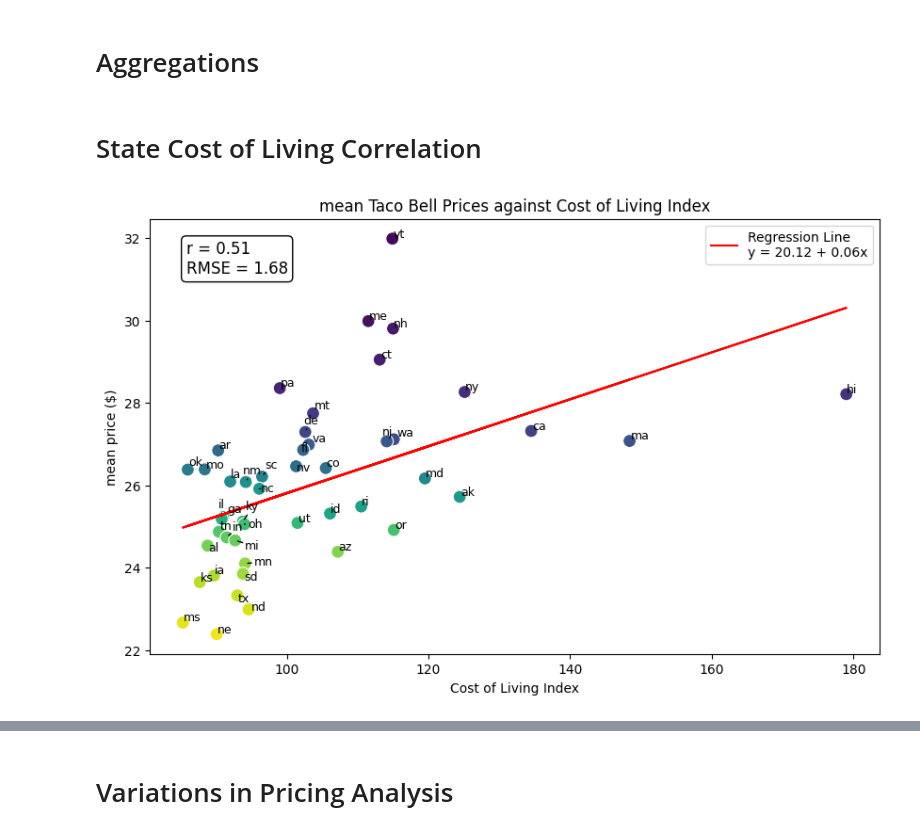
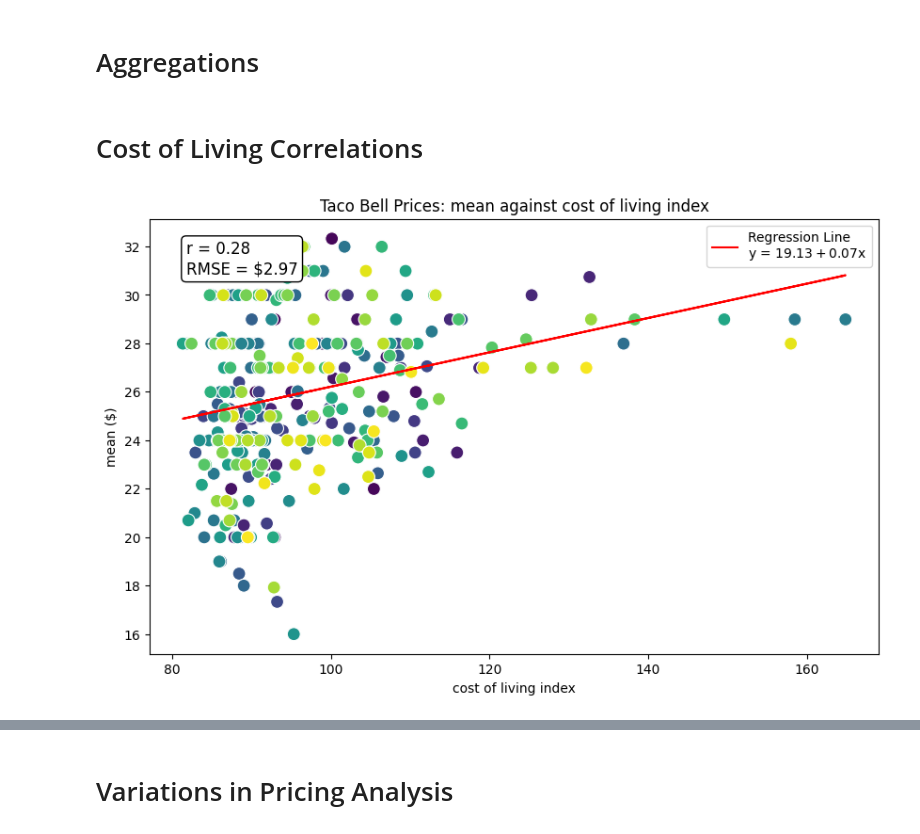
Before and after one commit to arjungup740/taco-bell, a Jupyter notebook: present.ipynb, the cells around one changed output, grey strips where cells are left out. Cells and saved outputs as stored; diff of their text form; code cells hidden in the pictures.

```diff
--- a/present.ipynb
+++ b/present.ipynb
@@ -76,2 +77,10 @@ state_coli = pd.read_csv('data/demo_data/world_population_review_coli.csv')
 
 state_coli['abbrev'] = state_coli['State'].replace(state_abbreviations)
+# %%
+## city COLI
+
+city_coli = pd.read_csv('data/demographic_data/advisorsmith_cost_of_living_index.csv')
+city_coli.columns = [x.lower() for x in city_coli.columns]
+city_coli['city'] = city_coli['city'].str.lower()
+city_coli['state'] = city_coli['state'].str.lower()
+city_coli
@@ -129,53 +152,4 @@ city_distro = working.groupby(['city', 'state', 'item_name'])['value'].agg(**agg
 
 item_distro = working.groupby('item_name')['value'].agg(**agg_funcs).sort_values(by = ['item_name', metric], ascending = False).reset_index()
 # %% [markdown]
-# State Cost of Living Correlation
+# Cost of Living Correlations
-# %%
-
-y = 'mean'
-x = 'Cost of Living Index'
-merged = state_distro.merge(state_coli, how = 'left', left_on = 'state', right_on = 'abbrev')
-slope, intercept, r_value, p_value, std_err = stats.linregress(merged[x], merged[y])
-sns.scatterplot(x = merged[x],  y = merged[y], label='Data')
-y_pred = intercept + slope * merged[x]
-
-# plt.plot(merged[x], y_pred, color='red', label='Regression Line')
-plt.close('all')
-
-# Calculate R-squared and RMSE
-r = r_value#**2
-rmse = np.sqrt(np.mean((y_pred - merged[y])**2))
-
-# Create the scatter plot
-plt.figure(figsize=(10, 6))
-sns.scatterplot(x=merged[x], y=merged[y], hue=merged['state'], palette="viridis", s=100, legend=False)
-
-
-# Plot the regression line
-plt.plot(merged[x], y_pred, color='red', label=f'Regression Line\ny = {intercept:.2f} + {slope:.2f}x')
-
-# Annotate each point with the city name
-# for i in range(len(merged)):
-#     plt.text(merged[x].iloc[i], merged[y].iloc[i], merged['state'].iloc[i], fontsize=9, ha='right')
-texts = []
-for i in range(len(merged)):
-    texts.append(plt.text(merged[x].iloc[i], merged[y].iloc[i], merged['state'].iloc[i], fontsize=9))
-
-# Adjust the positions of the labels to prevent overlap
-adjust_text(texts, arrowprops=dict(arrowstyle='-', color='black'))
-
-# Add R-squared and RMSE to the plot
-plt.text(0.05, 0.95, f'r = {r:.2f}\nRMSE = {rmse:.2f}', transform=plt.gca().transAxes,
-         fontsize=12, verticalalignment='top', bbox=dict(boxstyle="round,pad=0.3", edgecolor="black", facecolor="white"))
-
-
-# Add labels and title
-plt.xlabel(x)
-plt.ylabel(f'{y} price ($)')
-plt.title(f'{y} Taco Bell Prices against Cost of Living Index')
-plt.legend()
-
-# Show the plot
-plt.show()
-# %% [output]
-[figure, removed]
@@ -181,0 +209,6 @@ plt.show()
+# %%
+merged_city = city_coli.merge(city_distro, how = 'inner', on = ['city', 'state'])
+plot_regression(merged_city, 'cost of living index', 'mean', hue_var = 'city', title_prefix='Taco Bell Prices: ', label_top_n=0)
+# plot_regression(merged_city[merged_city['cost of living index'] < 121], 'cost of living index', 'mean', hue_var = 'city', title_prefix='Taco Bell Prices: ', label_top_n=0)
+# %% [output]
+[figure, added]
```
Also changed, not shown: parts of 12 cells of this notebook, 1 other file.
